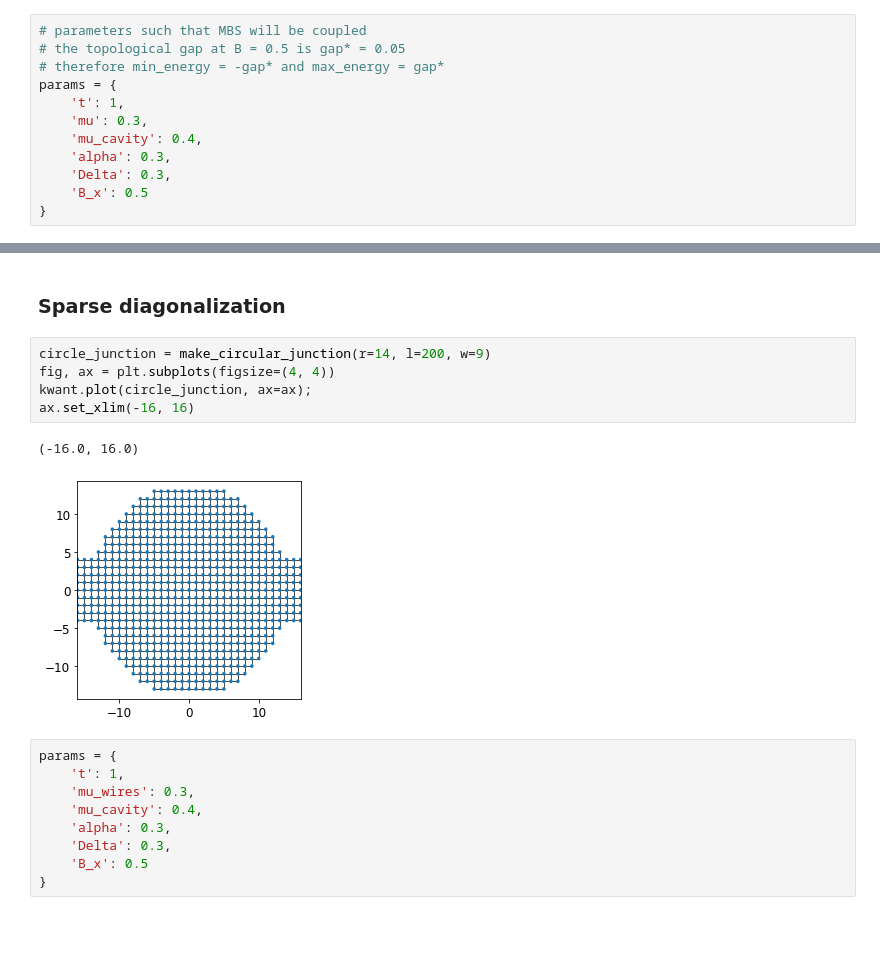
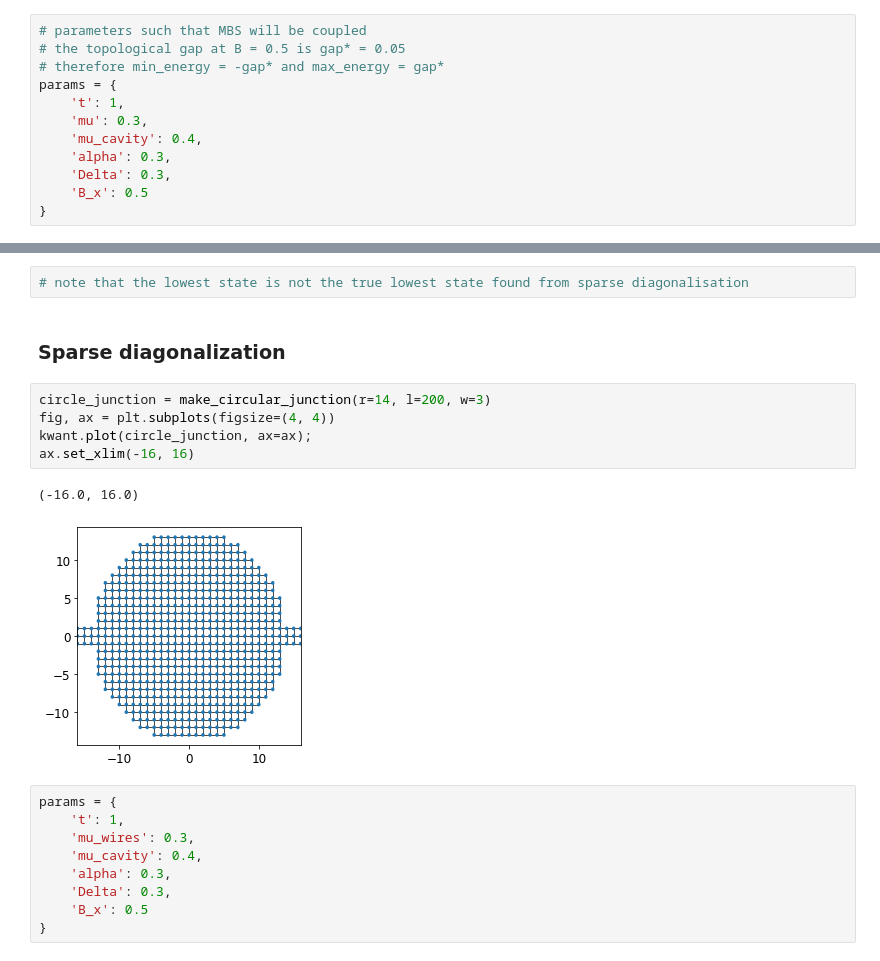
Before and after one commit to Satin21/Trijunction, a Jupyter notebook: analysis/minimal_boundstate.ipynb, the cells around one changed output, grey strips where cells are left out. Cells and saved outputs as stored; diff of their text form; blank space fills up the shorter version.

```diff
--- a/analysis/minimal_boundstate.ipynb
+++ b/analysis/minimal_boundstate.ipynb
@@ -276,13 +305,15 @@ array([-0.03162861, -0.02876076, -0.01568878, -0.01022632,  0.01022632,
+# %%
+# note that the lowest state is not the true lowest state found from sparse diagonalisation
 # %% [markdown]
 ### Sparse diagonalization
 # %%
-circle_junction = make_circular_junction(r=14, l=200, w=9)
+circle_junction = make_circular_junction(r=14, l=200, w=3)
 fig, ax = plt.subplots(figsize=(4, 4))
 kwant.plot(circle_junction, ax=ax);
 ax.set_xlim(-16, 16)
 # %% [output]
 (-16.0, 16.0)
-[figure, old version]
+[figure, new version]
 # %%
 params = {
     't': 1,
```
Also changed, not shown: parts of 13 cells of this notebook.
